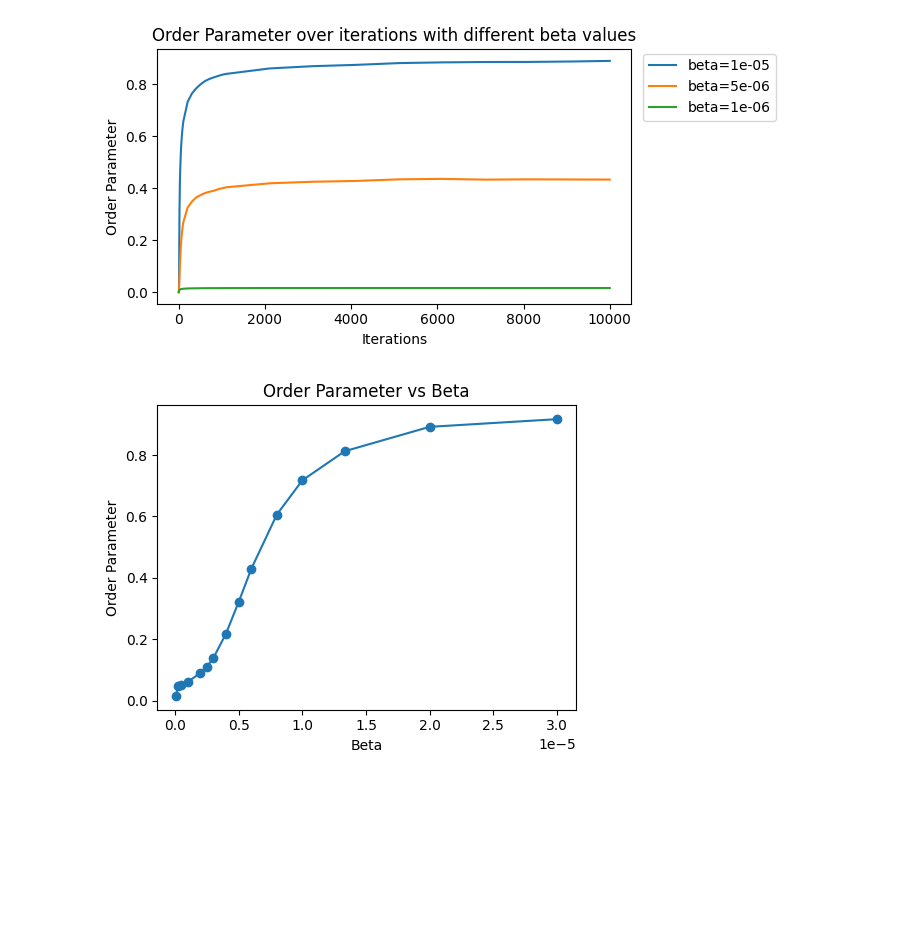
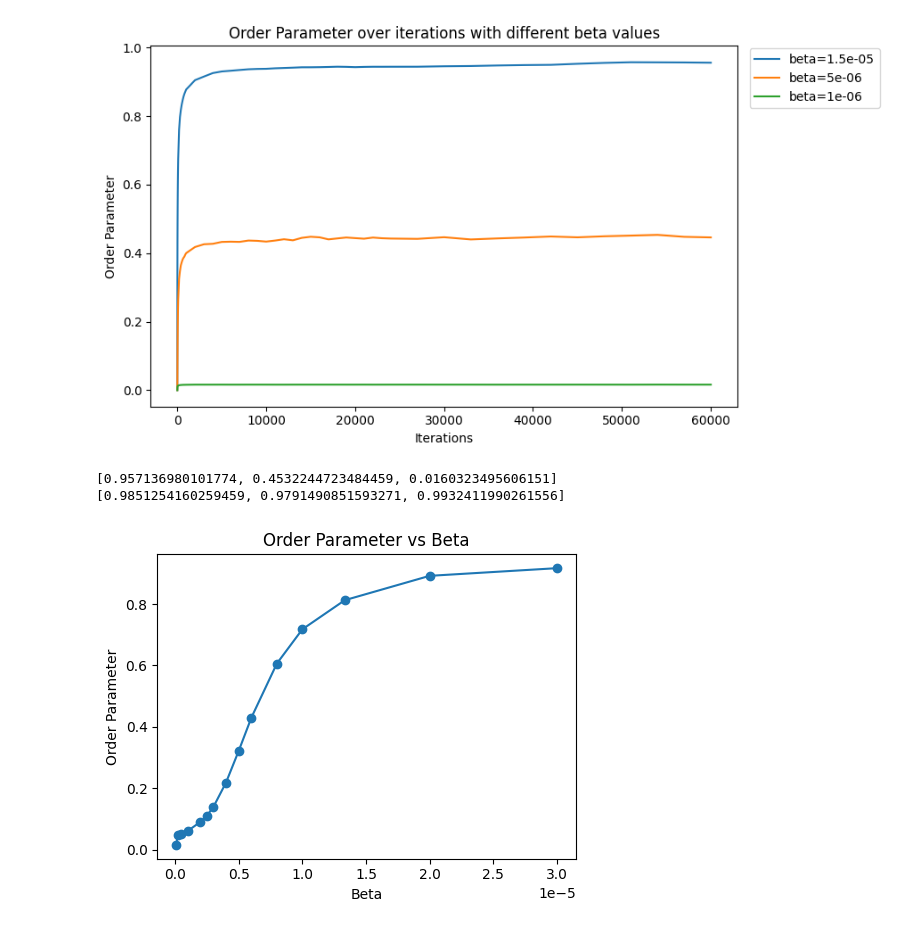
Before and after one commit to yustarandomname/territories-in-three-dimensions, a Jupyter notebook: plot-data/orderparams.ipynb, the cells around one changed output. Drawn from its saved outputs; the diff is of its cells as text; code cells hidden in the pictures; blank space fills up the shorter version.

Commit message:
moar data

```diff
--- a/plot-data/orderparams.ipynb
+++ b/plot-data/orderparams.ipynb
@@ -1,25 +1,42 @@
 # %%
 import pandas as pd
 from matplotlib import pyplot as plt
+
 plt.rcParams["figure.autolayout"] = True
 columns = ["iter", "result"]
 
-betas = [1e-5,5e-6,1e-6]
-fig, ax = plt.subplots()
+betas = [1.5e-5, 5e-6, 1e-6]
+fig, ax = plt.subplots(figsize=(9, 5))
 
 for beta in betas:
-    df = pd.read_csv("data/beta="+str(beta)+".csv", usecols=columns)
-    ax.plot(df.iter, df.result, label="beta="+str(beta))
+    df = pd.read_csv("data/beta=" + str(beta) + ".csv", usecols=columns)
+    ax.plot(df.iter, df.result, label="beta=" + str(beta))
 
-ax.legend(loc='upper left', bbox_to_anchor=(1.01, 1.01))
+ax.legend(loc="upper left", bbox_to_anchor=(1.01, 1.01))
+# ax.legend()
 
 plt.title("Order Parameter over iterations with different beta values")
 plt.ylabel("Order Parameter")
 plt.xlabel("Iterations")
-plt.tight_layout()
 plt.show()
 # %% [output]
-[figure, old version]
+[figure, new version]
+# %%
+max_order_params = []
+fracs = []
+
+for beta in betas:
+    df = pd.read_csv("data/beta=" + str(beta) + ".csv", usecols=columns)
+    max_order_params.append(df.result.max())
+    opAtIter10000 = df[df.iter == 20001].result.values[0]
+    fracs.append(opAtIter10000 / df.result.max())
+
+
+print(max_order_params)
+print(fracs)
+# %% [output]
+[0.957136980101774, 0.4532244723484459, 0.0160323495606151]
+[0.9851254160259459, 0.9791490851593271, 0.9932411990261556]
 # %%
 import matplotlib.pyplot as plt
 
```
Also changed, not shown: parts of 4 cells of this notebook, 9 other files.
